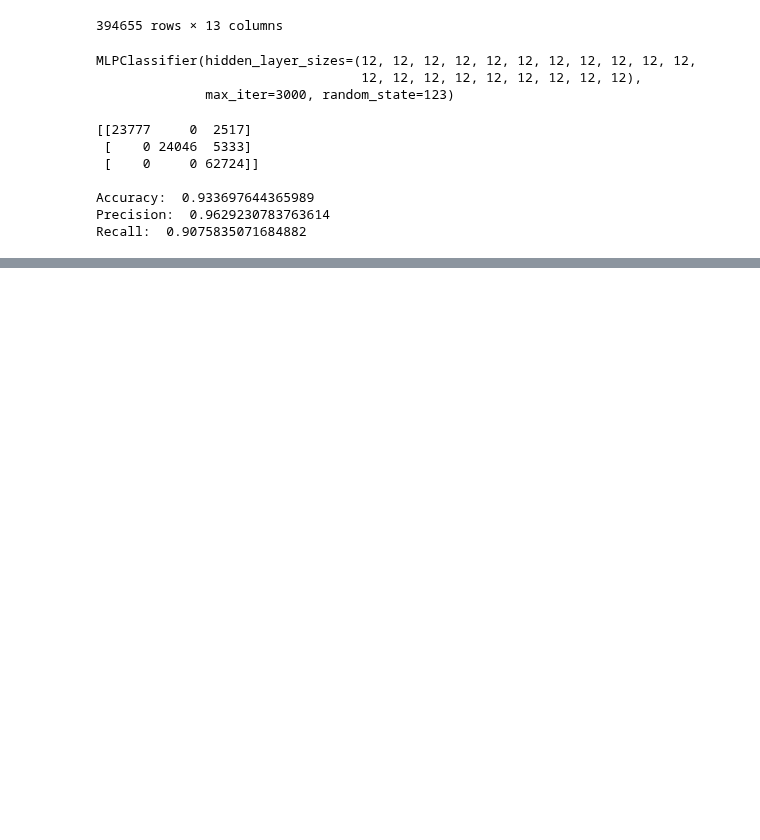
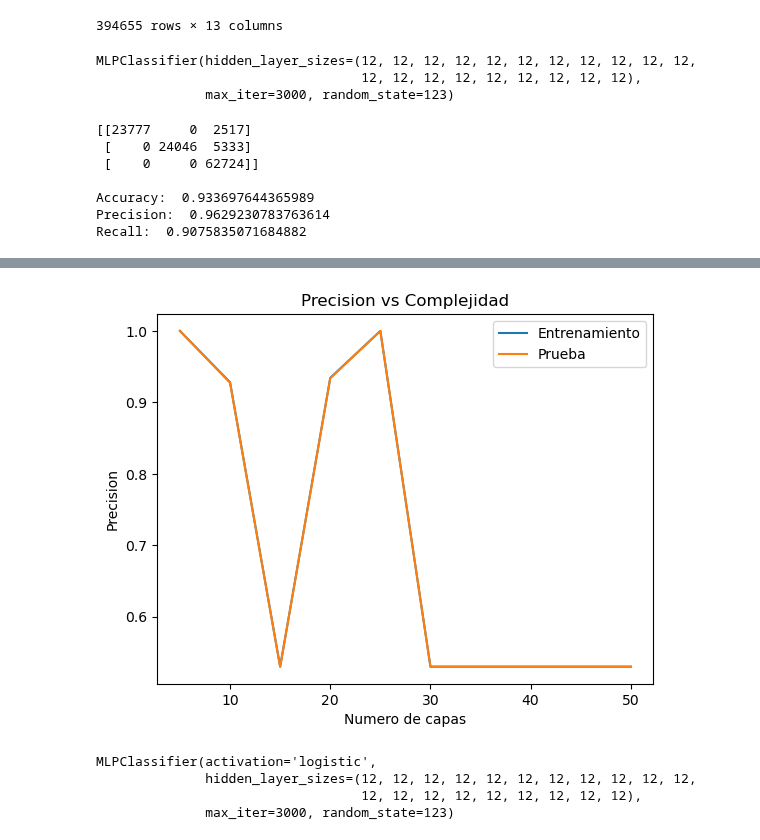
Before and after one commit to MGonza20/Proyecto1_MD, a Jupyter notebook: algo_pred.ipynb, the cells around one changed output, grey strips where cells are left out. Drawn from its saved outputs; the diff is of its cells as text; code cells hidden in the pictures; blank space fills up the shorter version.

```diff
--- a/algo_pred.ipynb
+++ b/algo_pred.ipynb
@@ -332,0 +364,25 @@ Recall:  0.9075835071684882
+# %%
+
+capas = [5, 10, 15, 20, 25, 30, 35, 40, 45, 50]
+res_train = []
+res_test = []
+
+for i in capas:
+    mlp1 = MLPClassifier(hidden_layer_sizes = (12,)*i, max_iter = 3000, activation='relu', random_state=123)
+    mlp1.fit(X_train, y_train)
+
+    y_pred_train = mlp1.predict(X_train)
+    res_train.append(accuracy_score(y_train, y_pred_train))
+
+    y_pred_test = mlp1.predict(X_test)
+    res_test.append(accuracy_score(y_test, y_pred_test))
+
+plt.plot(capas, res_train, label='Entrenamiento')
+plt.plot(capas, res_test, label='Prueba')
+plt.title('Precision vs Complejidad')
+plt.xlabel('Numero de capas')
+plt.ylabel('Precision')
+plt.legend()
+plt.show()
+# %% [output]
+[figure, added]
@@ -332,0 +396,15 @@ Recall:  0.9075835071684882
+# %%
+scaler = StandardScaler()
+scaler.fit(X)
+
+X_train_scaled = scaler.transform(X_train)
+
+X_test_scaled = scaler.transform(X_test)
+
+mlp1 = MLPClassifier(hidden_layer_sizes = (12,)*20, max_iter = 3000, activation='logistic', random_state=123)
+mlp1.fit(X_train, y_train)
+# %% [output]
+MLPClassifier(activation='logistic',
+              hidden_layer_sizes=(12, 12, 12, 12, 12, 12, 12, 12, 12, 12, 12,
+                                  12, 12, 12, 12, 12, 12, 12, 12, 12),
+              max_iter=3000, random_state=123)
```
Also changed, not shown: parts of 5 cells of this notebook.
